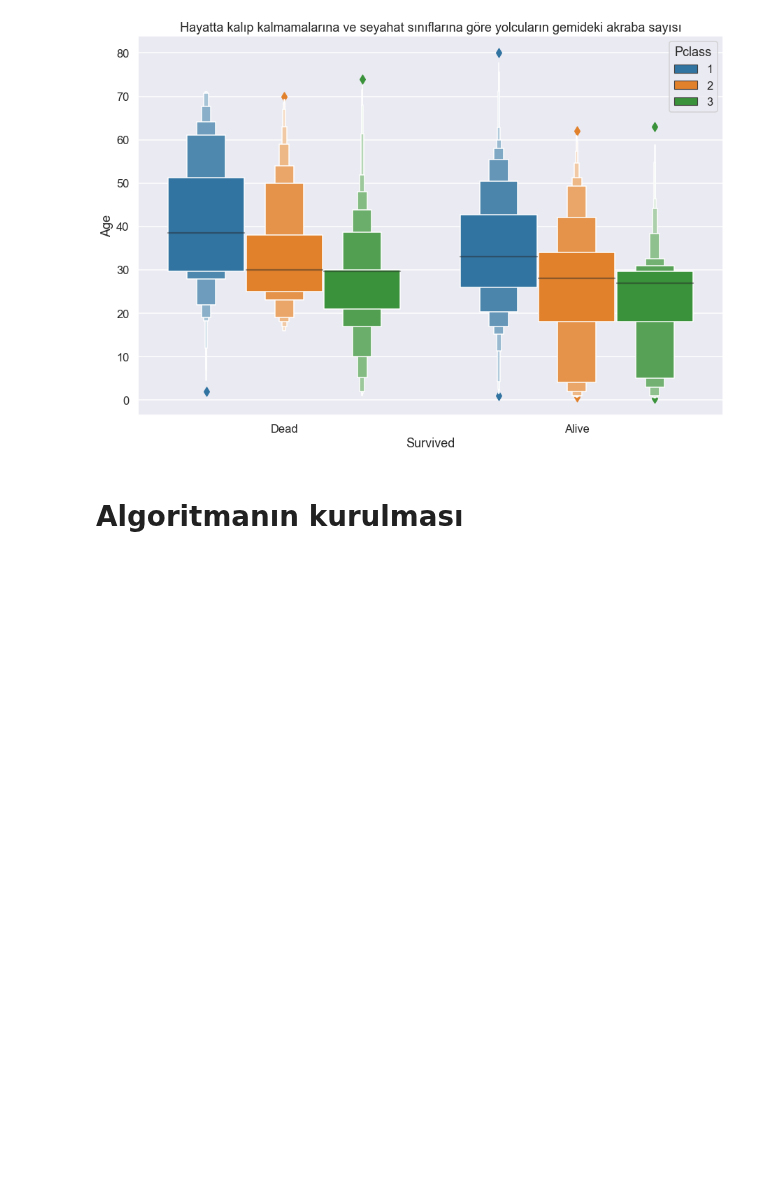
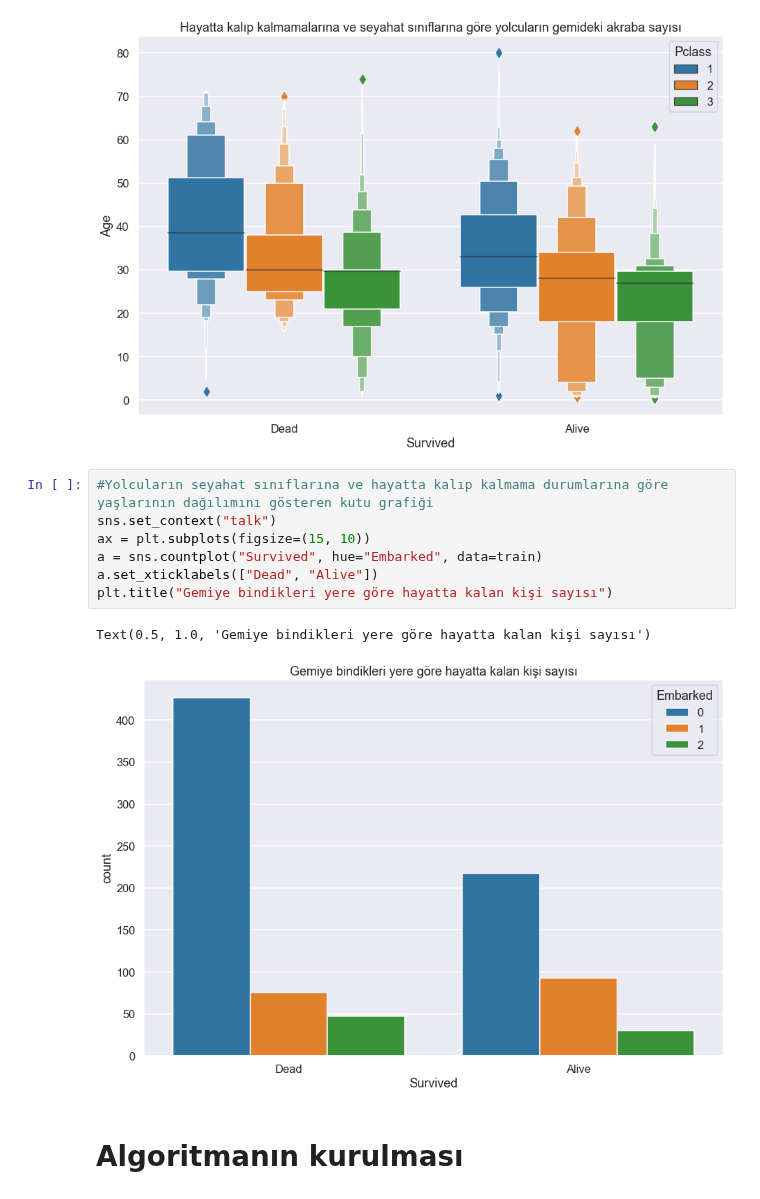
Before and after one commit to onatto11/titanic, a Jupyter notebook: Titanic.ipynb, the cells around one changed output. Drawn from its saved outputs; the diff is of its cells as text; blank space fills up the shorter version.

```diff
--- a/Titanic.ipynb
+++ b/Titanic.ipynb
@@ -311,6 +342,16 @@ plt.title("Hayatta kalıp kalmamalarına ve seyahat sınıflarına göre yolcula
 # %% [output]
 Text(0.5, 1.0, 'Hayatta kalıp kalmamalarına ve seyahat sınıflarına göre yolcuların gemideki akraba sayısı')
 [figure]
+# %%
+#Yolcuların seyahat sınıflarına ve hayatta kalıp kalmama durumlarına göre yaşlarının dağılımını gösteren kutu grafiği
+sns.set_context("talk")
+ax = plt.subplots(figsize=(15, 10))
+a = sns.countplot("Survived", hue="Embarked", data=train)
+a.set_xticklabels(["Dead", "Alive"])
+plt.title("Gemiye bindikleri yere göre hayatta kalan kişi sayısı")
+# %% [output]
+Text(0.5, 1.0, 'Gemiye bindikleri yere göre hayatta kalan kişi sayısı')
+[figure, added]
 # %% [markdown]
 # Algoritmanın kurulması
 # %%
```
Also changed, not shown: parts of 32 cells of this notebook.
